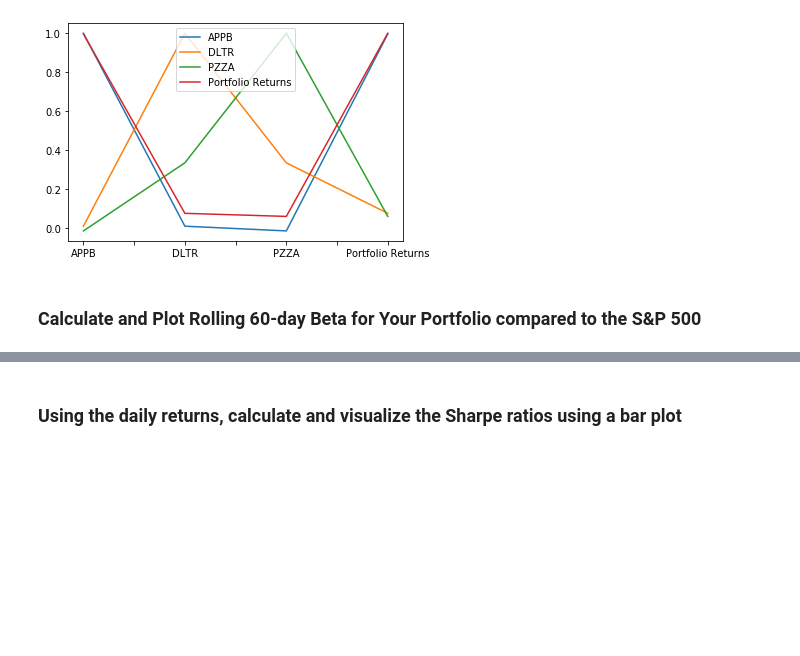
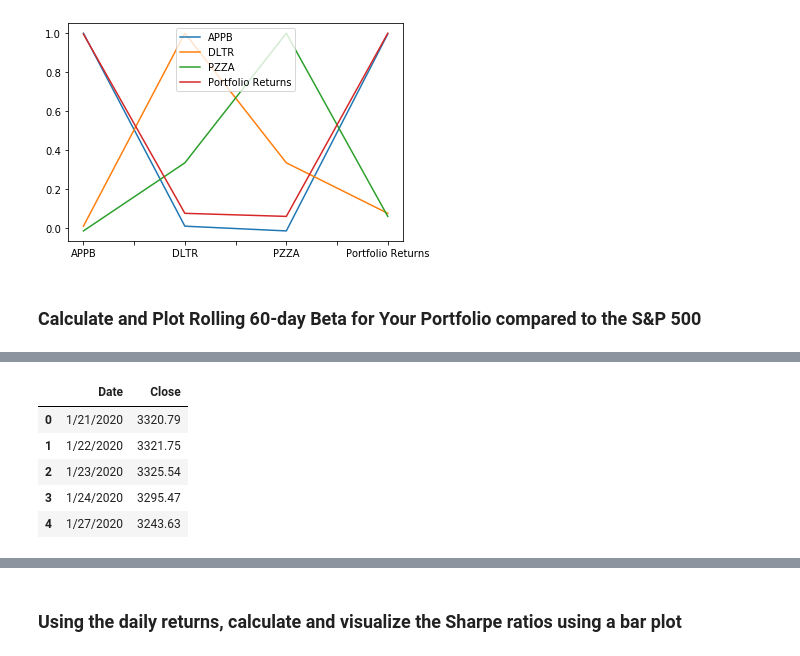
Before and after one commit to EvitaL1983/Pandas-Homework, a Jupyter notebook: Code/Starter_Code/whale_analysis.ipynb, the cells around one changed output, grey strips where cells are left out. Drawn from its saved outputs; the diff is of its cells as text; code cells hidden in the pictures; blank space fills up the shorter version.

```diff
--- a/Code/Starter_Code/whale_analysis.ipynb
+++ b/Code/Starter_Code/whale_analysis.ipynb
@@ -758,0 +758,11 @@ correlation = joined_df.corr().plot()
+# %%
+sp500_history_21_data = Path("Resources/sp500_history_21.csv")
+sp500_history_df = pd.read_csv(sp500_history_21_data, infer_datetime_format = True, parse_dates=True)
+sp500_history_df.head()
+# %% [output]
+|  | Date | Close |
+| 0 | 1/21/2020 | 3320.79 |
+| 1 | 1/22/2020 | 3321.75 |
+| 2 | 1/23/2020 | 3325.54 |
+| 3 | 1/24/2020 | 3295.47 |
+| 4 | 1/27/2020 | 3243.63 |
```
Also changed, not shown: parts of 4 cells of this notebook, 1 other file.
